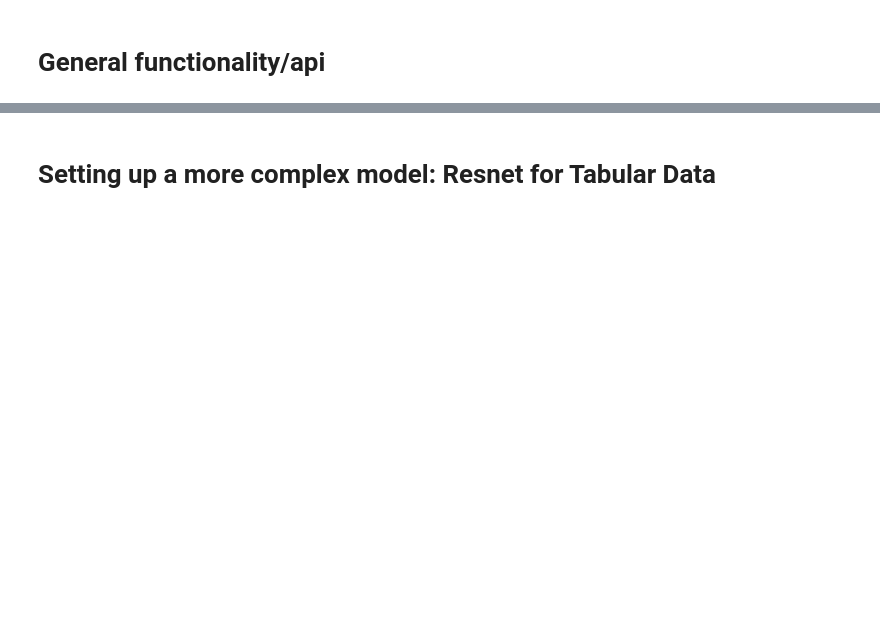
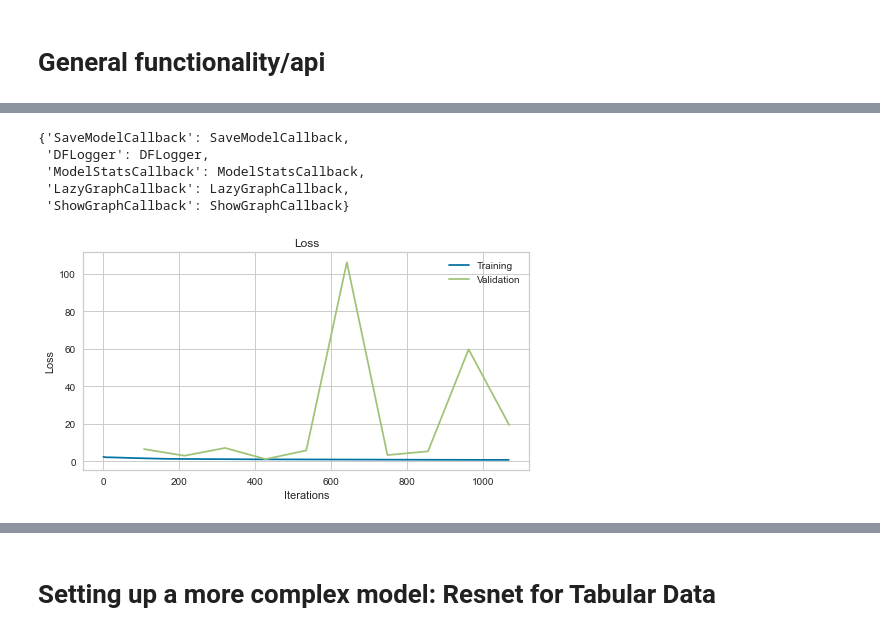
Before and after one commit to Karson-Fye/CMUDarknet, a Jupyter notebook: basic_temp.ipynb, the cells around one changed output, grey strips where cells are left out. Drawn from its saved outputs; the diff is of its cells as text; code cells hidden in the pictures; blank space fills up the shorter version.

Commit message:
pushing some minor work on test runners

```diff
--- a/basic_temp.ipynb
+++ b/basic_temp.ipynb
@@ -3495,0 +4484,2 @@ We load the data and separate the dataset by label, giving us a traffic dataset
+# %%
+data: Model_data = transform_and_split_data(small_application_dataset['Dataset'], 'Application Type', split=0.2)
@@ -3618,4 +4557,2 @@ class ResidualTabularModel(Module):
 # %% [markdown]
 # General functionality/api
-# %%
-data = transform_and_split_data(balanced_df, 'Application Type', split=.2)
@@ -3623,0 +4559,5 @@ data = transform_and_split_data(balanced_df, 'Application Type', split=.2)
+# %%
+epochs    = 100
+classes   = data.classes
+input_features=62
+output_features=len(classes)
@@ -3623,0 +4814,22 @@ data = transform_and_split_data(balanced_df, 'Application Type', split=.2)
+# %%
+logger_1 = DFLogger()
+collector_1 = ModelStatsCallback()
+grapher_1 = LazyGraphCallback()
+grapher_2 = ShowGraphCallback()
+# model_saver = SaveModelCallback(monitor='f1_score')
+model_saver = SaveModelCallback(monitor='balanced_accuracy_score')
+callbacks_1 = [model_saver, logger_1, collector_1, grapher_1, grapher_2]
+
+
+t = package_experiment(
+    'A test of the package experiment function using the SPD to CNN model for 1D data',
+    run_torch_nn_experiment(
+        small_application_dataset['Dataset'],
+        small_application_dataset['File'],
+        'Application Type',
+        give_model,
+        callbacks=callbacks_1,
+    ),
+    small_application_dataset,
+    callbacks_1
+)
@@ -3623,0 +4852,10 @@ data = transform_and_split_data(balanced_df, 'Application Type', split=.2)
+# %%
+t['Callbacks']['LazyGraphCallback'].plot_graph()
+t['Callbacks']
+# %% [output]
+{'SaveModelCallback': SaveModelCallback,
+ 'DFLogger': DFLogger,
+ 'ModelStatsCallback': ModelStatsCallback,
+ 'LazyGraphCallback': LazyGraphCallback,
+ 'ShowGraphCallback': ShowGraphCallback}
+[figure, added]
```
Also changed, not shown: parts of 137 cells of this notebook, 4 other files.
